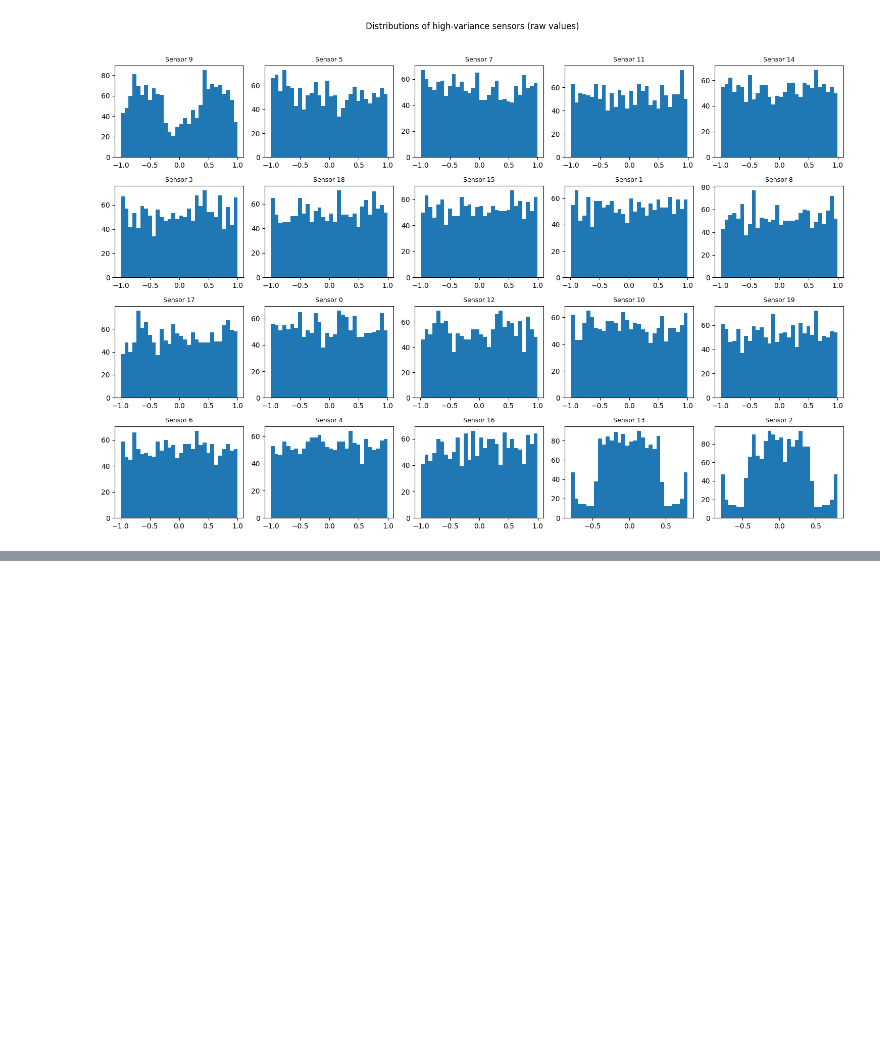
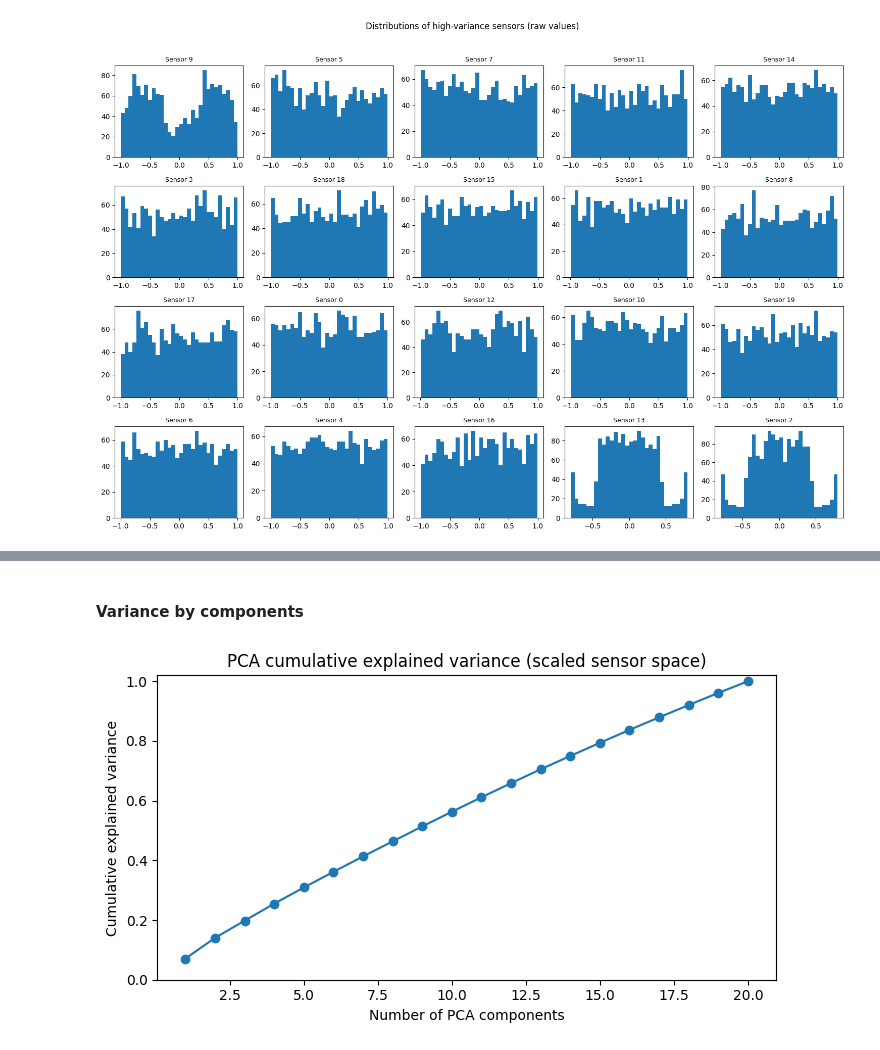
Before and after one commit to UsamaI000/ml6-challenge, a Jupyter notebook: notebooks/EDA.ipynb, the cells around one changed output, grey strips where cells are left out. Saved outputs shown, nothing was run; the diff lists cells and outputs as text; code cells hidden in the pictures; blank space fills up the shorter version.

```diff
--- a/notebooks/EDA.ipynb
+++ b/notebooks/EDA.ipynb
@@ -207,0 +247,31 @@ plt.show()
+# %% [markdown]
+#### Variance by components
+# %%
+pipe = Pipeline([
+    ("imputer", SimpleImputer(strategy="median")),
+    ("scaler", RobustScaler()),
+])
+Xp = pipe.fit_transform(df[sensor_cols])
+
+pca = PCA(n_components=min(20, Xp.shape[1]), random_state=RANDOM_SEED)
+pca.fit(Xp)
+
+evr = pca.explained_variance_ratio_
+cum = np.cumsum(evr)
+pca_df = pd.DataFrame({
+    "component": np.arange(1, len(evr) + 1),
+    "explained_var_ratio": evr,
+    "cum_explained": cum
+})
+pca_df.to_csv(os.path.join(OUTDIR, "08_pca_explained_variance.csv"), index=False)
+
+plt.figure(figsize=(7, 4))
+plt.plot(pca_df["component"], pca_df["cum_explained"], marker="o")
+plt.xlabel("Number of PCA components")
+plt.ylabel("Cumulative explained variance")
+plt.title("PCA cumulative explained variance (scaled sensor space)")
+plt.ylim(0, 1.02)
+plt.tight_layout()
+plt.show()
+# %% [output]
+[figure, added]
```
Also changed, not shown: parts of 7 cells of this notebook.
